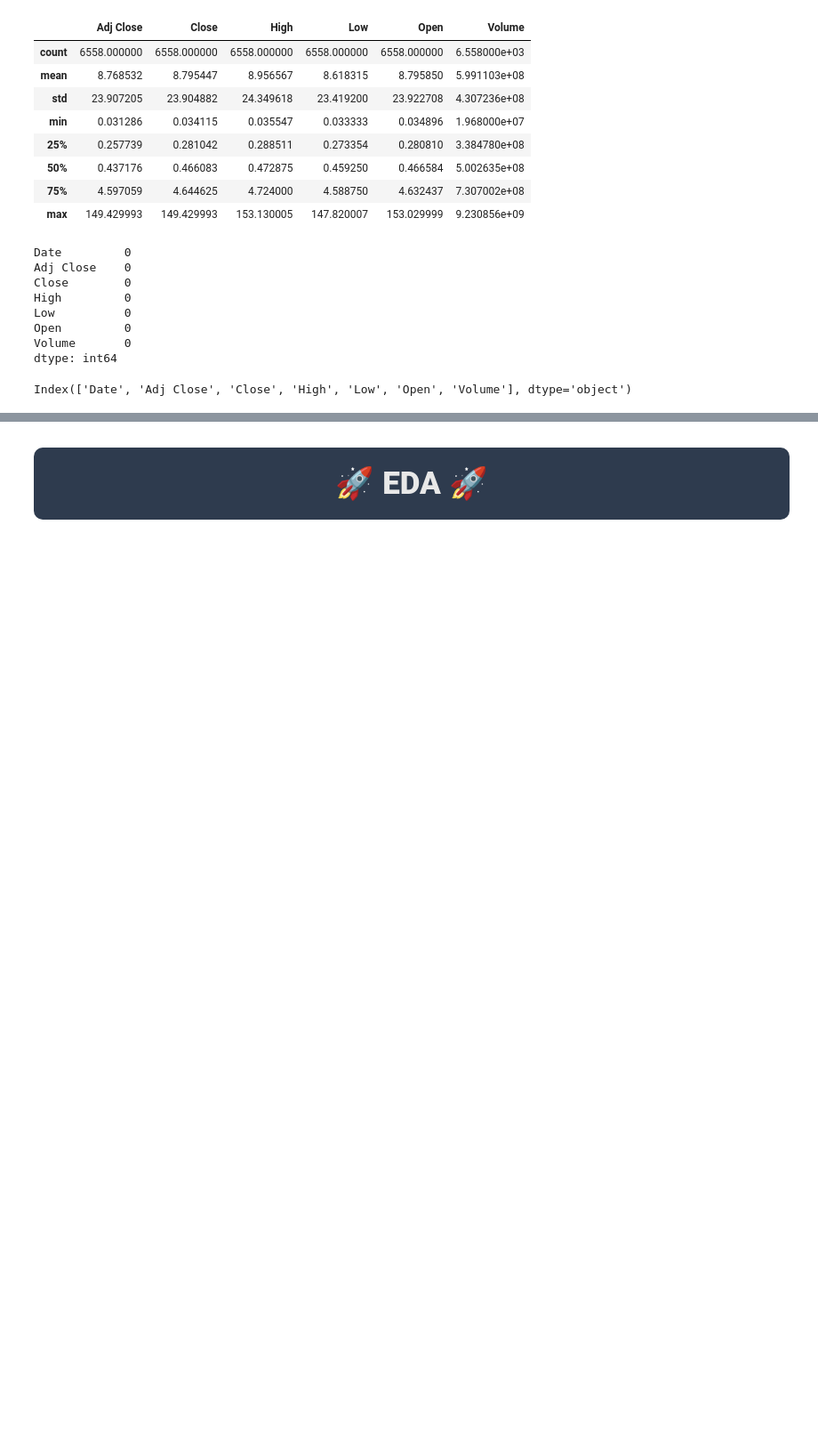
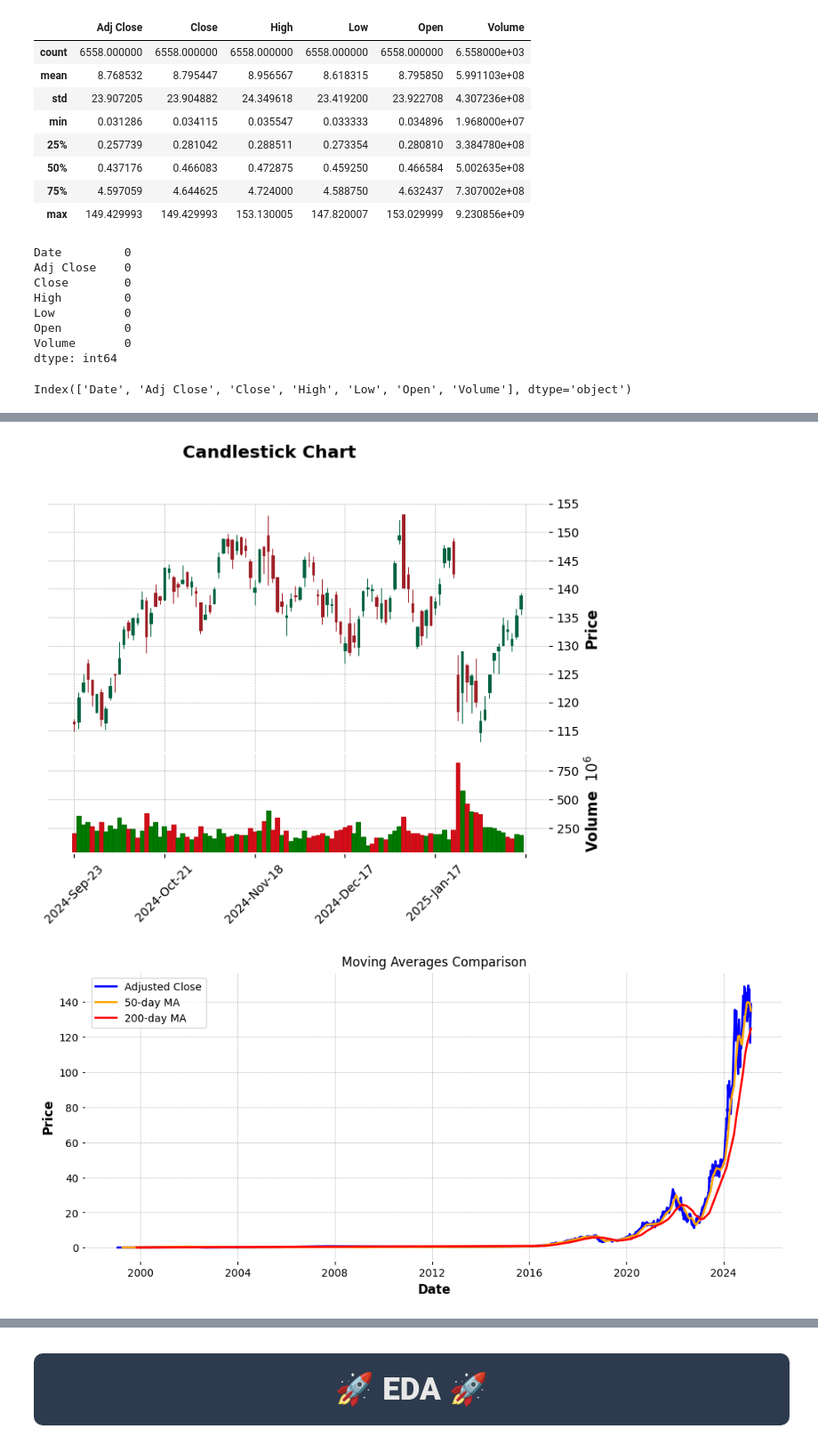
Before and after one commit to lalitssonawane/ineuron-internship, a Jupyter notebook: 2025-nvidia-stock-analysis-and-trends.ipynb, the cells around one changed output, grey strips where cells are left out. Shown at 89% size. Saved outputs shown, nothing was run; the diff lists cells and outputs as text; code cells hidden in the pictures; blank space fills up the shorter version.

```diff
--- a/2025-nvidia-stock-analysis-and-trends.ipynb
+++ b/2025-nvidia-stock-analysis-and-trends.ipynb
@@ -108,0 +145,20 @@ Index(['Date', 'Adj Close', 'Close', 'High', 'Low', 'Open', 'Volume'], dtype='ob
+# %%
+# 2. Candlestick Chart (High, Low, Open, Close)
+mpf.plot(df.tail(100), type="candle", style="charles", volume=True, title="Candlestick Chart")
+
+# 3. Moving Averages (50-day & 200-day)
+df["MA50"] = df["Adj Close"].rolling(window=50).mean()
+df["MA200"] = df["Adj Close"].rolling(window=200).mean()
+
+plt.figure(figsize=(12, 5))
+plt.plot(df.index, df["Adj Close"], label="Adjusted Close", color="blue")
+plt.plot(df.index, df["MA50"], label="50-day MA", color="orange")
+plt.plot(df.index, df["MA200"], label="200-day MA", color="red")
+plt.xlabel("Date")
+plt.ylabel("Price")
+plt.title("Moving Averages Comparison")
+plt.legend()
+plt.show()
+# %% [output]
+[figure, added]
+[figure, added]
```
Also changed, not shown: parts of 20 cells of this notebook.
